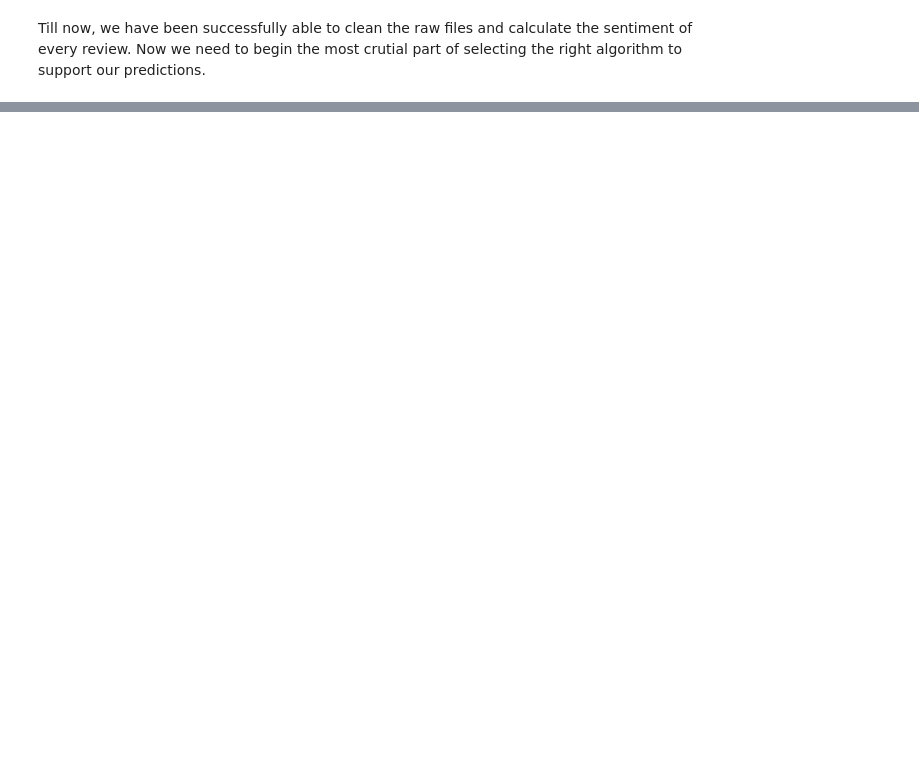
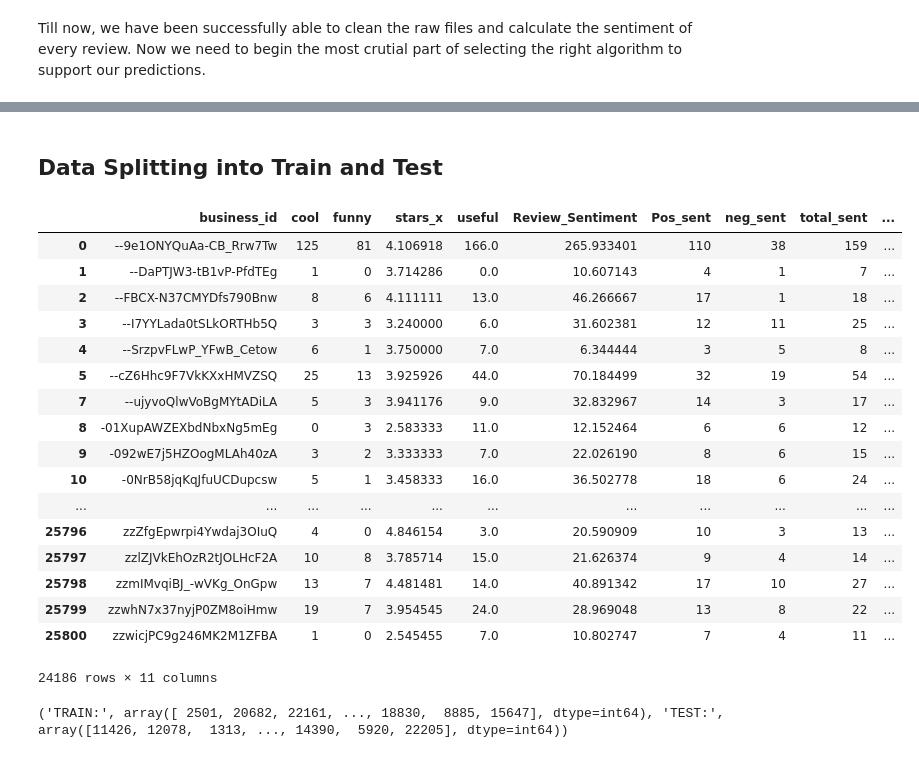
Before and after one commit to kunalseth/DataCuisine, a Jupyter notebook: 3.Algorithms_Yelp.ipynb, the cells around one changed output, grey strips where cells are left out. Cells and saved outputs as stored; diff of their text form; code cells hidden in the pictures; blank space fills up the shorter version.

```diff
--- a/3.Algorithms_Yelp.ipynb
+++ b/3.Algorithms_Yelp.ipynb
@@ -61,0 +202,3 @@ rest_sent_gp_df
+# %%
+# Calculating average sentiment for a restuarant
+super_main_df['Avg_sent'] = (super_main_df['Review_Sentiment']/super_main_df['total_sent'])
@@ -61,0 +223,8 @@ rest_sent_gp_df
+# %% [markdown]
+## Data Splitting into Train and Test
+# %%
+# Creating a copy for working on the regression
+yelp_df = super_main_df.copy()
+# %%
+# Filtering the restaurants to have greater than 5 reviews
+yelp_df_filtered = yelp_df[yelp_df['total_sent']>5].reset_index(drop=True)
@@ -61,0 +234,23 @@ rest_sent_gp_df
+# %%
+yelp_df_filtered = (yelp_df_filtered[~((yelp_df_filtered['is_open'] == 0) & (yelp_df_filtered['Avg_sent'] >1.5 ))]).reset_index(drop=True)
+# %%
+yelp_df_filtered
+# %% [output]
+|  | business_id | cool | funny | stars_x | useful | Review_Sentiment | Pos_sent | neg_sent | total_sent | ... |
+| 0 | --9e1ONYQuAa-CB_Rrw7Tw | 125 | 81 | 4.106918 | 166.0 | 265.933401 | 110 | 38 | 159 | ... |
+| 1 | --DaPTJW3-tB1vP-PfdTEg | 1 | 0 | 3.714286 | 0.0 | 10.607143 | 4 | 1 | 7 | ... |
+| 2 | --FBCX-N37CMYDfs790Bnw | 8 | 6 | 4.111111 | 13.0 | 46.266667 | 17 | 1 | 18 | ... |
+| 3 | --I7YYLada0tSLkORTHb5Q | 3 | 3 | 3.240000 | 6.0 | 31.602381 | 12 | 11 | 25 | ... |
+| 4 | --SrzpvFLwP_YFwB_Cetow | 6 | 1 | 3.750000 | 7.0 | 6.344444 | 3 | 5 | 8 | ... |
+| 5 | --cZ6Hhc9F7VkKXxHMVZSQ | 25 | 13 | 3.925926 | 44.0 | 70.184499 | 32 | 19 | 54 | ... |
+| 7 | --ujyvoQlwVoBgMYtADiLA | 5 | 3 | 3.941176 | 9.0 | 32.832967 | 14 | 3 | 17 | ... |
+| 8 | -01XupAWZEXbdNbxNg5mEg | 0 | 3 | 2.583333 | 11.0 | 12.152464 | 6 | 6 | 12 | ... |
+| 9 | -092wE7j5HZOogMLAh40zA | 3 | 2 | 3.333333 | 7.0 | 22.026190 | 8 | 6 | 15 | ... |
+| 10 | -0NrB58jqKqJfuUCDupcsw | 5 | 1 | 3.458333 | 16.0 | 36.502778 | 18 | 6 | 24 | ... |
+| ... | ... | ... | ... | ... | ... | ... | ... | ... | ... | ... |
+| 25796 | zzZfgEpwrpi4Ywdaj3OIuQ | 4 | 0 | 4.846154 | 3.0 | 20.590909 | 10 | 3 | 13 | ... |
+| 25797 | zzlZJVkEhOzR2tJOLHcF2A | 10 | 8 | 3.785714 | 15.0 | 21.626374 | 9 | 4 | 14 | ... |
+| 25798 | zzmIMvqiBJ_-wVKg_OnGpw | 13 | 7 | 4.481481 | 14.0 | 40.891342 | 17 | 10 | 27 | ... |
+| 25799 | zzwhN7x37nyjP0ZM8oiHmw | 19 | 7 | 3.954545 | 24.0 | 28.969048 | 13 | 8 | 22 | ... |
+| 25800 | zzwicjPC9g246MK2M1ZFBA | 1 | 0 | 2.545455 | 7.0 | 10.802747 | 7 | 4 | 11 | ... |
+24186 rows × 11 columns
@@ -61,0 +269,8 @@ rest_sent_gp_df
+# %%
+# Splitting datasets into train and test dataframes
+for train_index, test_index in sss:
+    print("TRAIN:", train_index, "TEST:", test_index)
+    X_train, X_test = np.array(yelp_df_variables)[train_index], np.array(yelp_df_variables)[test_index]
+    y_train, y_test = yelp_df_target[train_index], yelp_df_target[test_index]
+# %% [output]
+('TRAIN:', array([ 2501, 20682, 22161, ..., 18830,  8885, 15647], dtype=int64), 'TEST:', array([11426, 12078,  1313, ..., 14390,  5920, 22205], dtype=int64))
```
Also changed, not shown: parts of 61 cells of this notebook, 2 other files.
